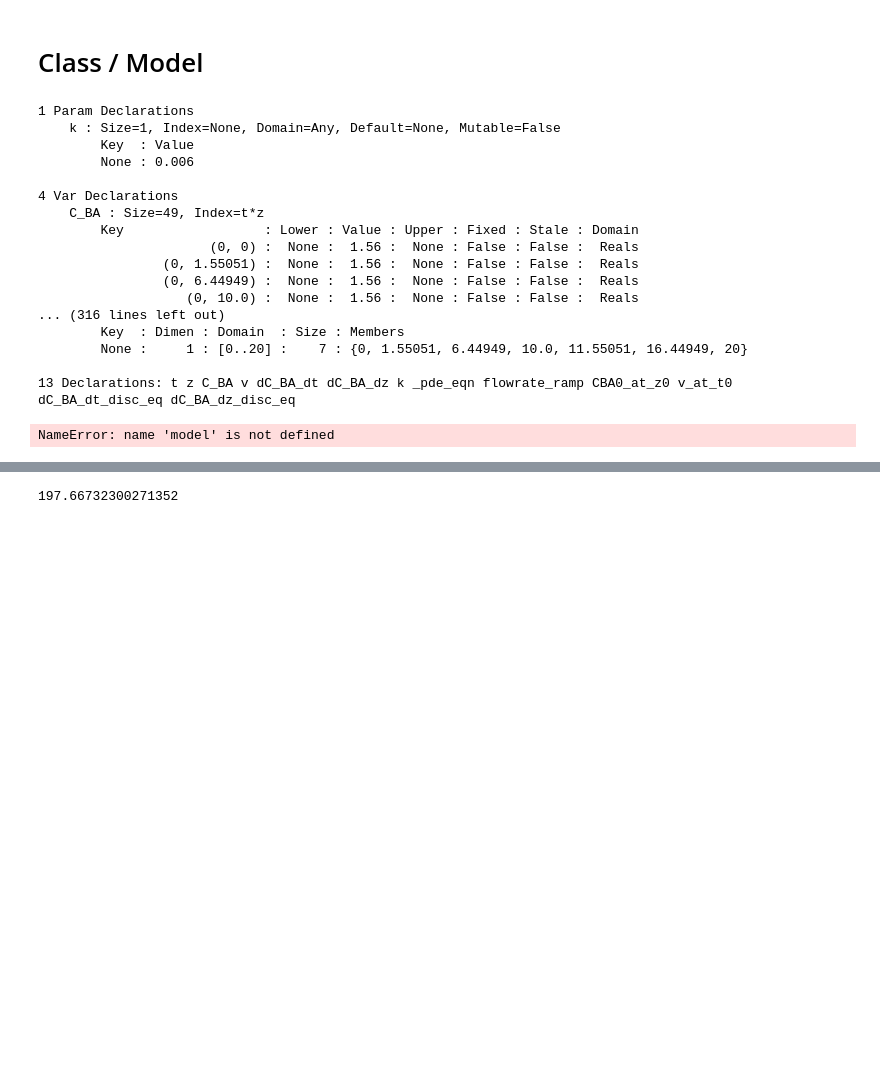
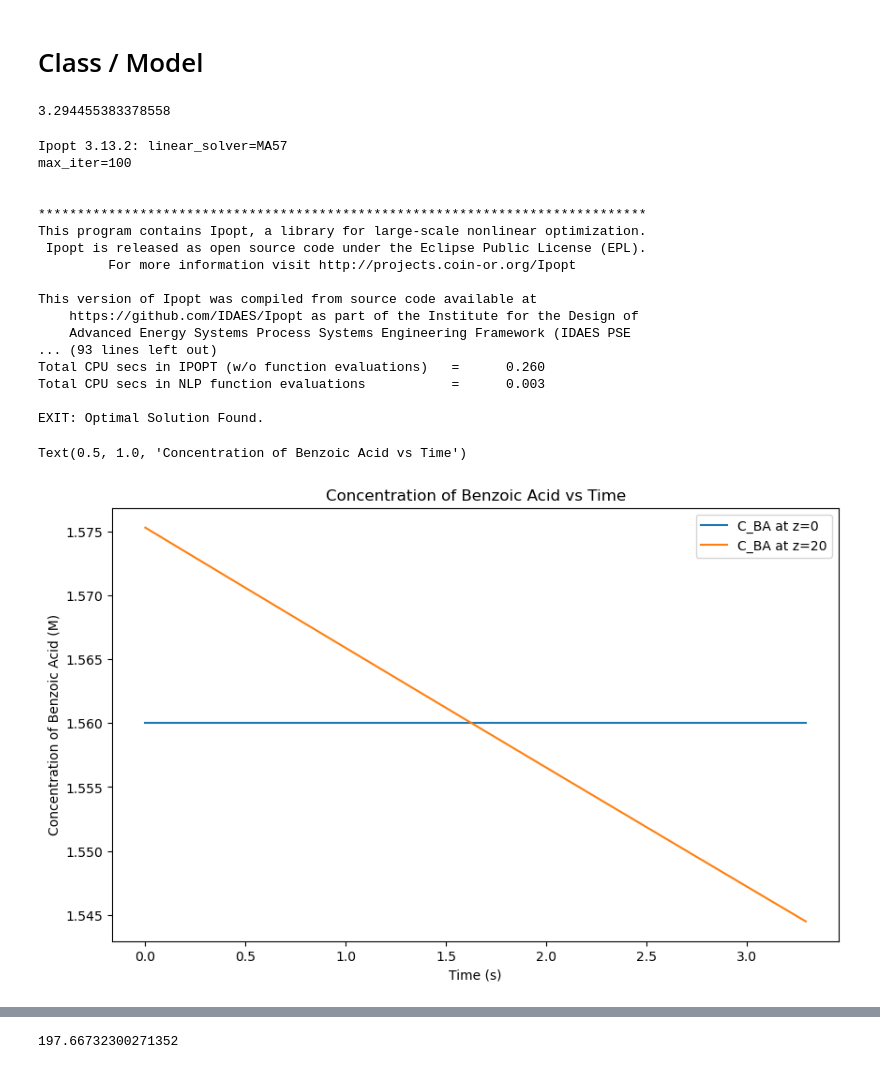
Before and after one commit to smondal13/optimization-project, a Jupyter notebook: MBDOE-project.ipynb, the cells around one changed output, grey strips where cells are left out. Drawn from its saved outputs; the diff is of its cells as text; code cells hidden in the pictures; blank space fills up the shorter version.

```diff
--- a/MBDOE-project.ipynb
+++ b/MBDOE-project.ipynb
@@ -287,6 +289,15 @@ C_{BA}(t =0, z > 0) = 0
 $$
 # %% [markdown]
 # Class  / Model
+# %%
+area = np.pi * (250e-5 /2)**2  # dm^2
+length = 20 # dm
+Volume = area * length  # dm^3
+volumetric_flowrate = 29.8e-6  # L/min
+space_time = Volume / volumetric_flowrate  # min
+space_time
+# %% [output]
+3.294455383378558
 # %%
 # SOLVING THE MODEL USING IPOPT
 def BA_kinetics():
@@ -375,35 +373,37 @@ def BA_kinetics():
 # %%
-BA_kinetics()
+result, model = BA_kinetics()
 # # extract the concentration at the exit of the reactor
 # %% [output]
-1 Param Declarations
-    k : Size=1, Index=None, Domain=Any, Default=None, Mutable=False
-        Key  : Value
-        None : 0.006
+Ipopt 3.13.2: linear_solver=MA57
+max_iter=100
 
-4 Var Declarations
-    C_BA : Size=49, Index=t*z
-        Key                  : Lower : Value : Upper : Fixed : Stale : Domain
-                      (0, 0) :  None :  1.56 :  None : False : False :  Reals
-                (0, 1.55051) :  None :  1.56 :  None : False : False :  Reals
-                (0, 6.44949) :  None :  1.56 :  None : False : False :  Reals
-                   (0, 10.0) :  None :  1.56 :  None : False : False :  Reals
-... (316 lines left out)
-        Key  : Dimen : Domain  : Size : Members
-        None :     1 : [0..20] :    7 : {0, 1.55051, 6.44949, 10.0, 11.55051, 16.44949, 20}
 
-13 Declarations: t z C_BA v dC_BA_dt dC_BA_dz k _pde_eqn flowrate_ramp CBA0_at_z0 v_at_t0 dC_BA_dt_disc_eq dC_BA_dz_disc_eq
+******************************************************************************
+This program contains Ipopt, a library for large-scale nonlinear optimization.
+ Ipopt is released as open source code under the Eclipse Public License (EPL).
+         For more information visit http://projects.coin-or.org/Ipopt
+
+This version of Ipopt was compiled from source code available at
+    https://github.com/IDAES/Ipopt as part of the Institute for the Design of
+    Advanced Energy Systems Process Systems Engineering Framework (IDAES PSE
+... (93 lines left out)
+Total CPU secs in IPOPT (w/o function evaluations)   =      0.260
+Total CPU secs in NLP function evaluations           =      0.003
+
+EXIT: Optimal Solution Found.
 # %%
 C_BA_z0 = [pyo.value(model.C_BA[t, 0]) for t in model.t]
-C_BA_z20 = [pyo.value(model.C_BA[t, 2]) for t in model.t]
+C_BA_z20 = [pyo.value(model.C_BA[t, 20]) for t in model.t]
 time = list(model.t)
+length = list(model.z)
 # Plotting the results
 plt.figure(figsize=(10, 6))
 plt.plot(time, C_BA_z0, label="C_BA at z=0")
-plt.plot(time, C_BA_z20, label="C_BA at z=2")
+plt.plot(time, C_BA_z20, label="C_BA at z=20")
 plt.xlabel("Time (s)")
 plt.ylabel("Concentration of Benzoic Acid (M)")
 plt.legend()
 plt.title("Concentration of Benzoic Acid vs Time")
 # %% [output]
-NameError: name 'model' is not defined
+Text(0.5, 1.0, 'Concentration of Benzoic Acid vs Time')
+[figure, added]
```
Also changed, not shown: parts of 4 cells of this notebook.
